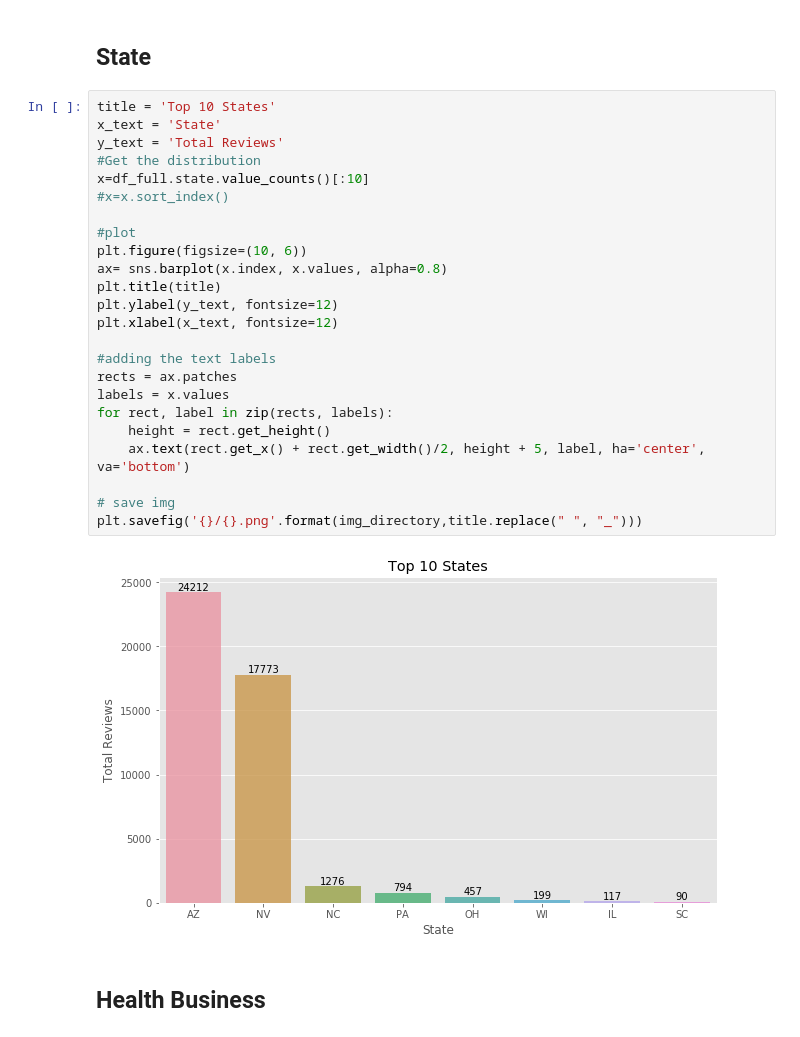
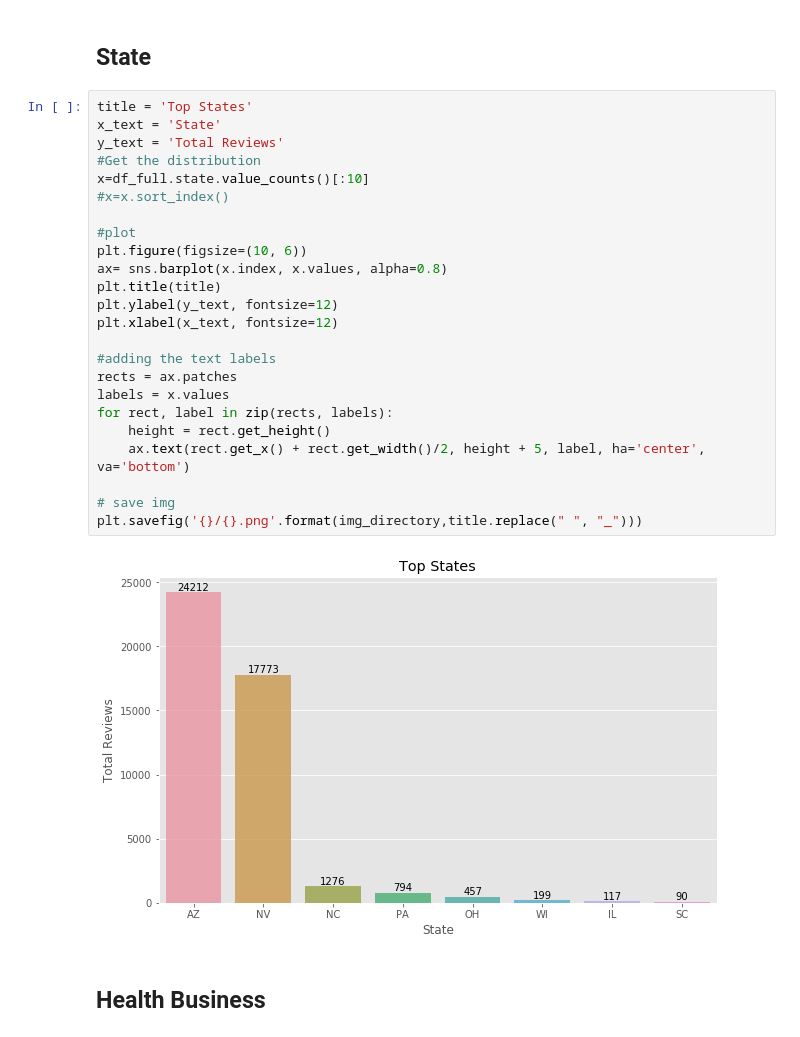
Before and after one commit to franksalas/text_classification_public_healthcare_data, a Jupyter notebook: data_exploration/EDA.ipynb, the cells around one changed output. Cells and saved outputs as stored; diff of their text form.

```diff
--- a/data_exploration/EDA.ipynb
+++ b/data_exploration/EDA.ipynb
@@ -165,31 +165,31 @@ plt.savefig('{}/{}.png'.format(img_directory,title.replace(" ", "_")))
 # %% [markdown]
 ## State
 # %%
-title = 'Top 10 States'
+title = 'Top States'
 x_text = 'State'
 y_text = 'Total Reviews'
 #Get the distribution
 x=df_full.state.value_counts()[:10]
 #x=x.sort_index()
 
 #plot
 plt.figure(figsize=(10, 6))
 ax= sns.barplot(x.index, x.values, alpha=0.8)
 plt.title(title)
 plt.ylabel(y_text, fontsize=12)
 plt.xlabel(x_text, fontsize=12)
 
 #adding the text labels
 rects = ax.patches
 labels = x.values
 for rect, label in zip(rects, labels):
     height = rect.get_height()
     ax.text(rect.get_x() + rect.get_width()/2, height + 5, label, ha='center', va='bottom')
 
 # save img
 plt.savefig('{}/{}.png'.format(img_directory,title.replace(" ", "_")))
 # %% [output]
-[figure, old version]
+[figure, new version]
 # %% [markdown]
 ## Health Business
 # %%
```
Also changed, not shown: parts of 3 cells of this notebook, 9 other files.
